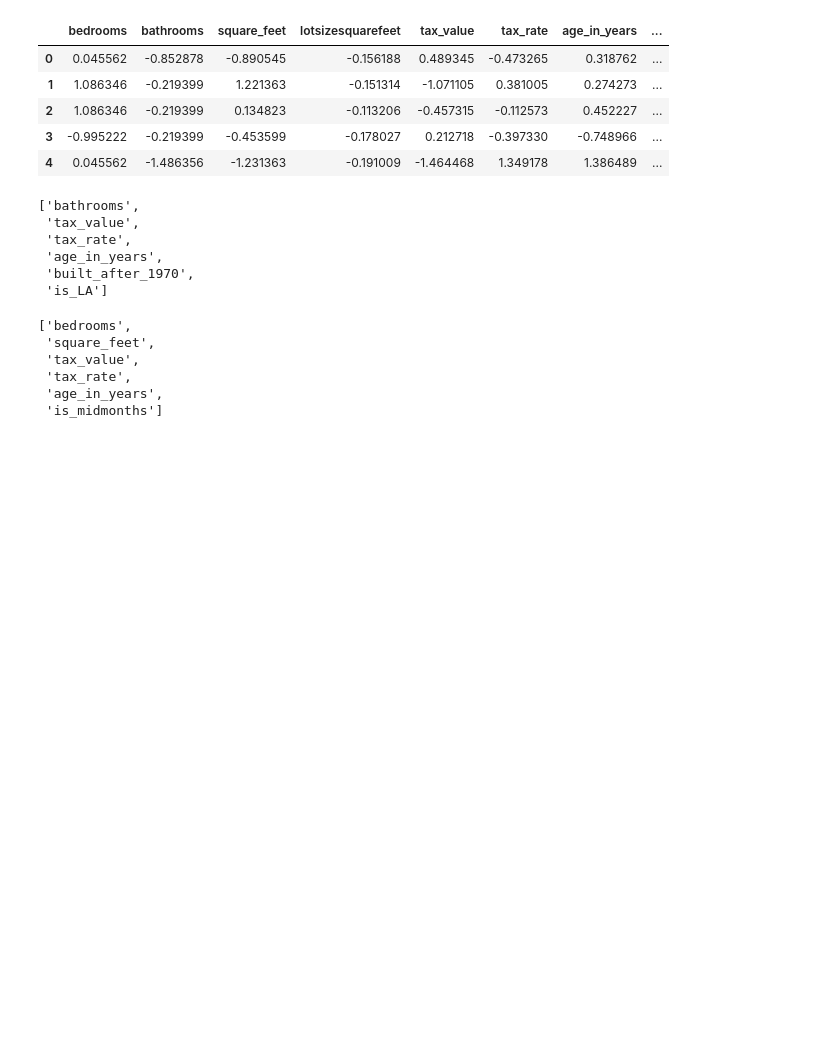
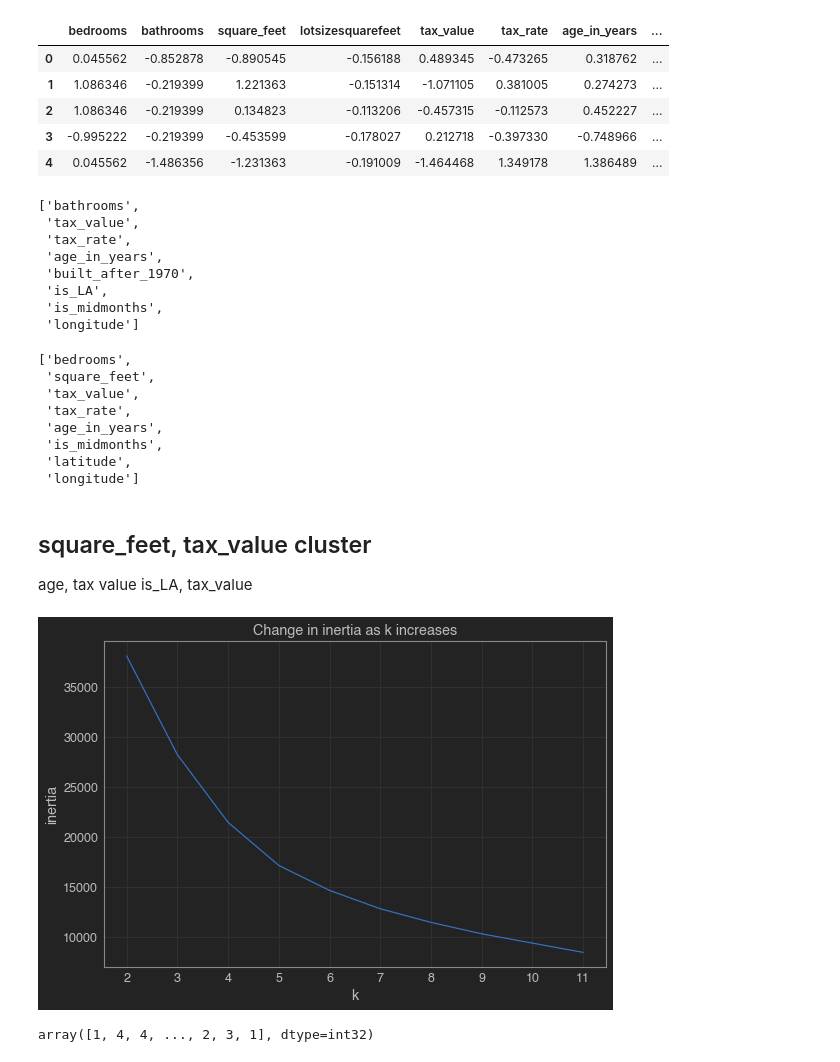
Before and after one commit to sam-and-ken/clustering-project, a Jupyter notebook: Cluster_project_explore_Ken.ipynb, the cells around one changed output. Saved outputs shown, nothing was run; the diff lists cells and outputs as text; code cells hidden in the pictures; blank space fills up the shorter version.

Commit message:
done clustering

```diff
--- a/Cluster_project_explore_Ken.ipynb
+++ b/Cluster_project_explore_Ken.ipynb
@@ -362,20 +398,28 @@ X_train_scaled.head()
 | 4 | 0.045562 | -1.486356 | -1.231363 | -0.191009 | -1.464468 | 1.349178 | 1.386489 | ... |
 # %%
 import FE_cluster
-FE_cluster.select_kbest(X_train_scaled,y_train, 6)
+FE_cluster.select_kbest(X_train_scaled,y_train, 8)
 # %% [output]
 ['bathrooms',
  'tax_value',
  'tax_rate',
  'age_in_years',
  'built_after_1970',
- 'is_LA']
+ 'is_LA',
+ 'is_midmonths',
+ 'longitude']
 # %%
-FE_cluster.rfe(X_train_scaled, y_train, 6)
+FE_cluster.rfe(X_train_scaled, y_train, 8)
 # %% [output]
 ['bedrooms',
  'square_feet',
  'tax_value',
  'tax_rate',
  'age_in_years',
- 'is_midmonths']
+ 'is_midmonths',
+ 'latitude',
+ 'longitude']
+# %% [markdown]
+## square_feet, tax_value cluster
+age, tax value
+is_LA, tax_value
@@ -381,0 +428,19 @@ FE_cluster.rfe(X_train_scaled, y_train, 6)
+# %%
+X = X_train_scaled[['square_feet','tax_value']]
+# %%
+with plt.style.context('seaborn-whitegrid'):
+    jtplot.style()
+    plt.figure(figsize=(9, 6))
+    pd.Series({k: KMeans(k).fit(X).inertia_ for k in range(2, 12)}).plot(marker='x')
+    plt.xticks(range(2, 12))
+    plt.xlabel('k')
+    plt.ylabel('inertia')
+    plt.title('Change in inertia as k increases')
+# %% [output]
+[figure, added]
+# %%
+kmeans = KMeans(n_clusters=5)
+kmeans.fit(X)
+kmeans.predict(X)
+# %% [output]
+array([1, 4, 4, ..., 2, 3, 1], dtype=int32)
```
Also changed, not shown: parts of 35 cells of this notebook.
